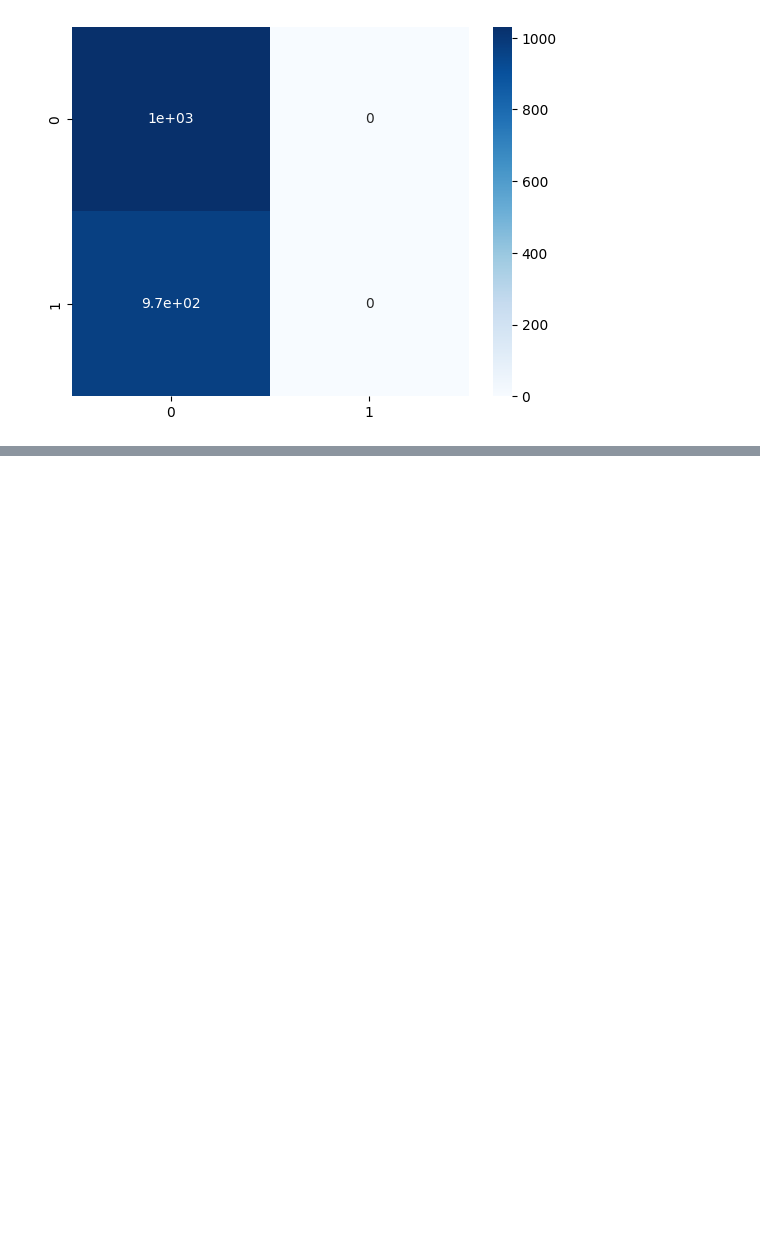
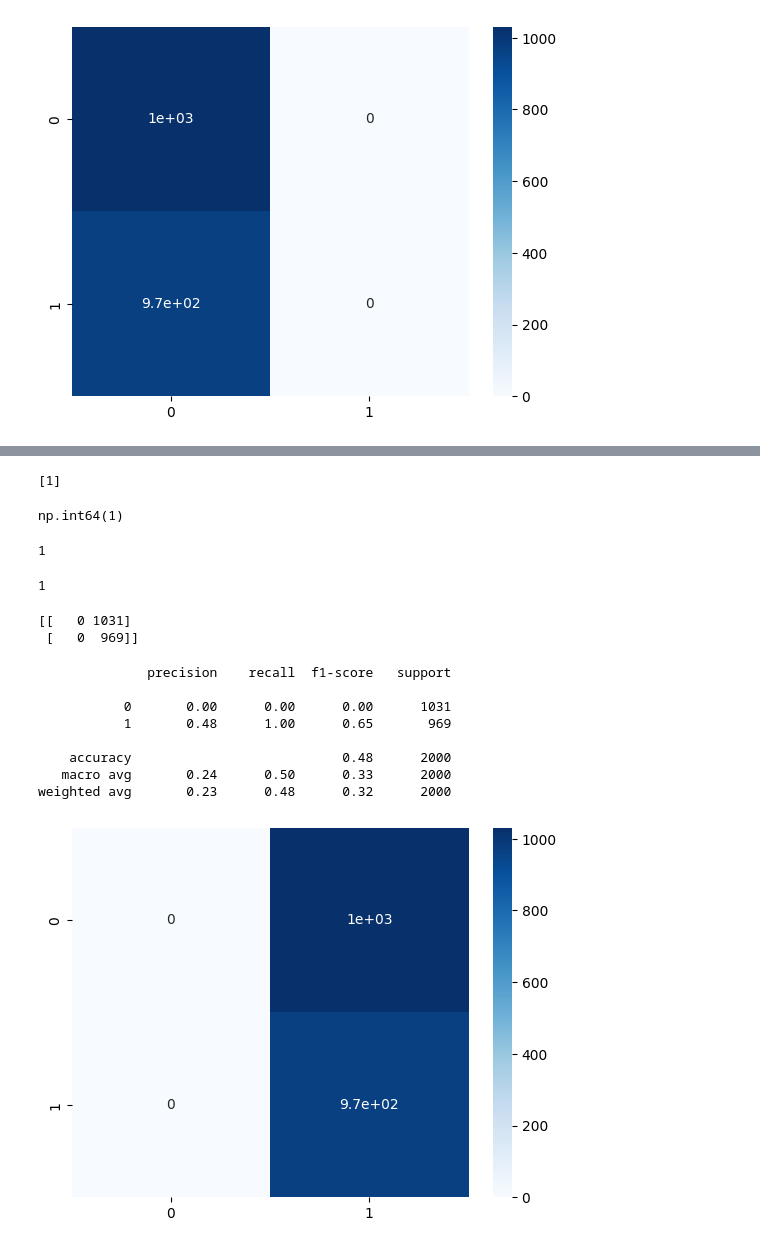
Before and after one commit to zerinaibrulj/machine-learning, a Jupyter notebook: ML/Tasks/T7_Student_Exam.ipynb, the cells around one changed output, grey strips where cells are left out. Cells and saved outputs as stored; diff of their text form; code cells hidden in the pictures; blank space fills up the shorter version.

Commit message:
Euclid and Manhhatan distance

```diff
--- a/ML/Tasks/T7_Student_Exam.ipynb
+++ b/ML/Tasks/T7_Student_Exam.ipynb
@@ -566,0 +596,69 @@ weighted avg       0.27      0.52      0.35      2000
+# %%
+def knn_prediction(training_features, training_labels, test_point, k = 5, isEuclidean=True):
+    distances=[]
+
+    for i in range(len(training_features)):
+        distance=euclidean_distance(test_point, training_features[i]) if isEuclidean else manhattan_distance(test_point, training_features[i])
+        distances.append((distance, training_labels[i]))
+
+        distances.sort(key = lambda x: x[0])
+
+        knn_labels=[label[1] for label in distances[:k]]
+
+        knn_labels_distinct = set(knn_labels)
+
+        counter_list=[]
+
+        for dl in knn_labels_distinct:
+            label_counter=0
+            for l in knn_labels:
+                if l==dl:
+                    label_counter += 1
+
+        counter_list.append((dl, label_counter))
+
+        counter_list.sort(key = lambda x: x[1], reverse=True)
+
+        final_prediction=counter_list[0][0]
+
+
+        return final_prediction
+# %%
+print(knn_prediction(x_train, list(y_train), x_test[1]))
+# %% [output]
+[1]
+# %%
+y_test.iloc[1]
+# %% [output]
+np.int64(1)
+# %%
+print(knn_prediction(x_train, list(y_train), x_test[59]))
+# %% [output]
+1
+# %%
+print(knn_prediction(x_train, list(y_train), x_test[1997]))
+# %% [output]
+1
+# %%
+predictions = []
+
+for x in x_test:
+    prediction=knn_prediction(x_train, list(y_train), x)
+    predictions.append(prediction)
+# %%
+matrix1 = confusion_matrix(y_test, predictions)
+print(matrix1)
+ax1 = sns.heatmap(matrix1, annot=True, cmap="Blues")
+print(classification_report(y_test, predictions))
+# %% [output]
+[[   0 1031]
+ [   0  969]]
+              precision    recall  f1-score   support
+
+           0       0.00      0.00      0.00      1031
+           1       0.48      1.00      0.65       969
+
+    accuracy                           0.48      2000
+   macro avg       0.24      0.50      0.33      2000
+weighted avg       0.23      0.48      0.32      2000
+[figure, added]
```
Also changed, not shown: parts of 9 cells of this notebook.
